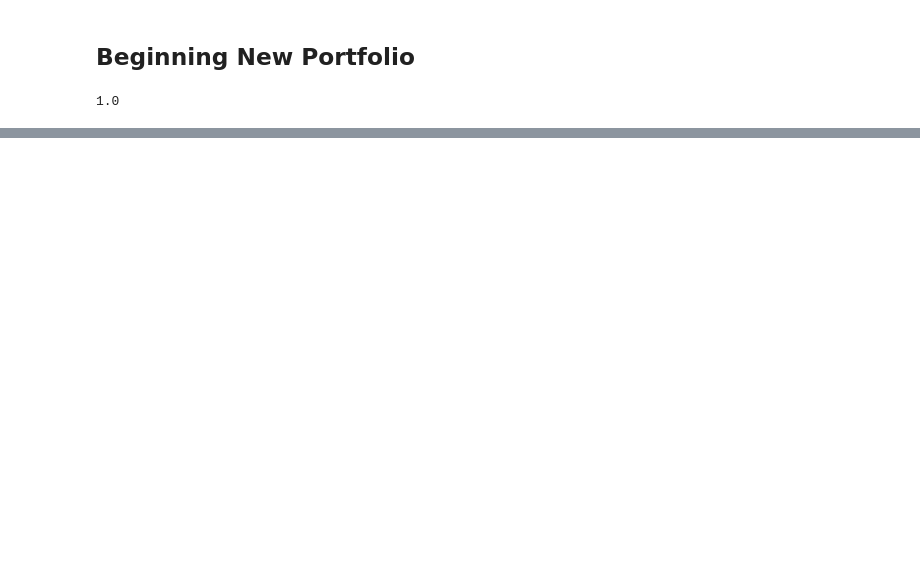
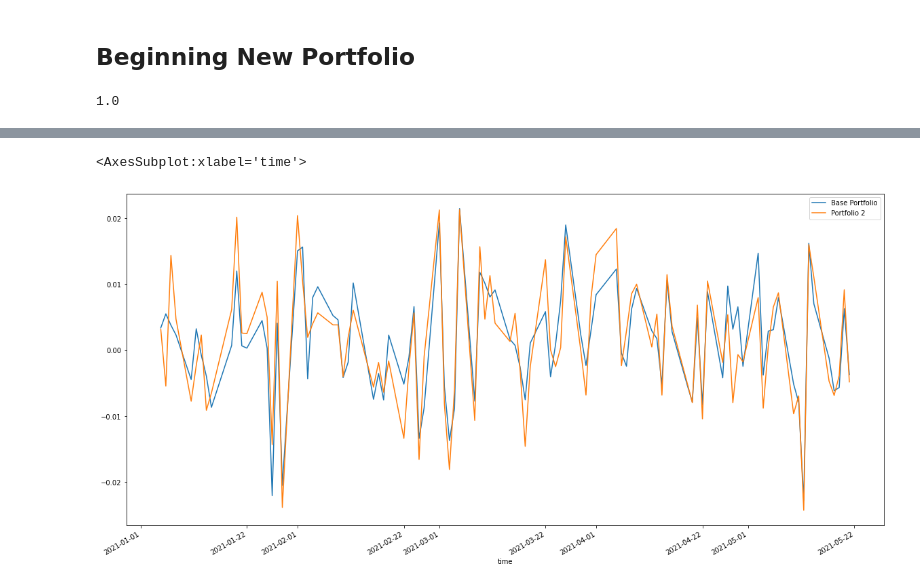
Before and after one commit to jorgeabud/crypto_v_stocks, a Jupyter notebook: notebooks/billgates.ipynb, the cells around one changed output, grey strips where cells are left out. Cells and saved outputs as stored; diff of their text form; code cells hidden in the pictures; blank space fills up the shorter version.

```diff
--- a/notebooks/billgates.ipynb
+++ b/notebooks/billgates.ipynb
@@ -127,3 +127,8 @@ import plotly.express as px
 # %%
 bar_returns = px.bar(total_returns, range_y= (-.01,.3),title="Portfoli0 Returns", labels={"value":"Return Percentage", "index":"Portfolio"}, width=(500), height=(600))
 bar_returns
+# %%
+p1_and_p2.plot(figsize=(20,10))
+# %% [output]
+<AxesSubplot:xlabel='time'>
+[figure, added]
```
Also changed, not shown: parts of 4 cells of this notebook, 3 other files.
